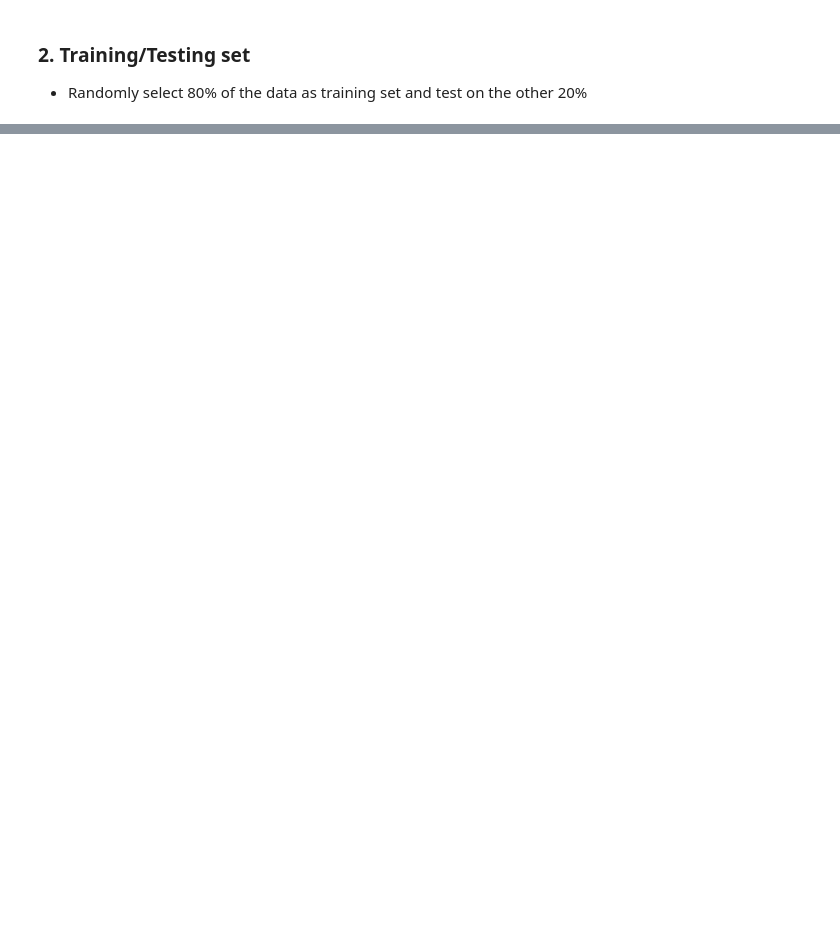
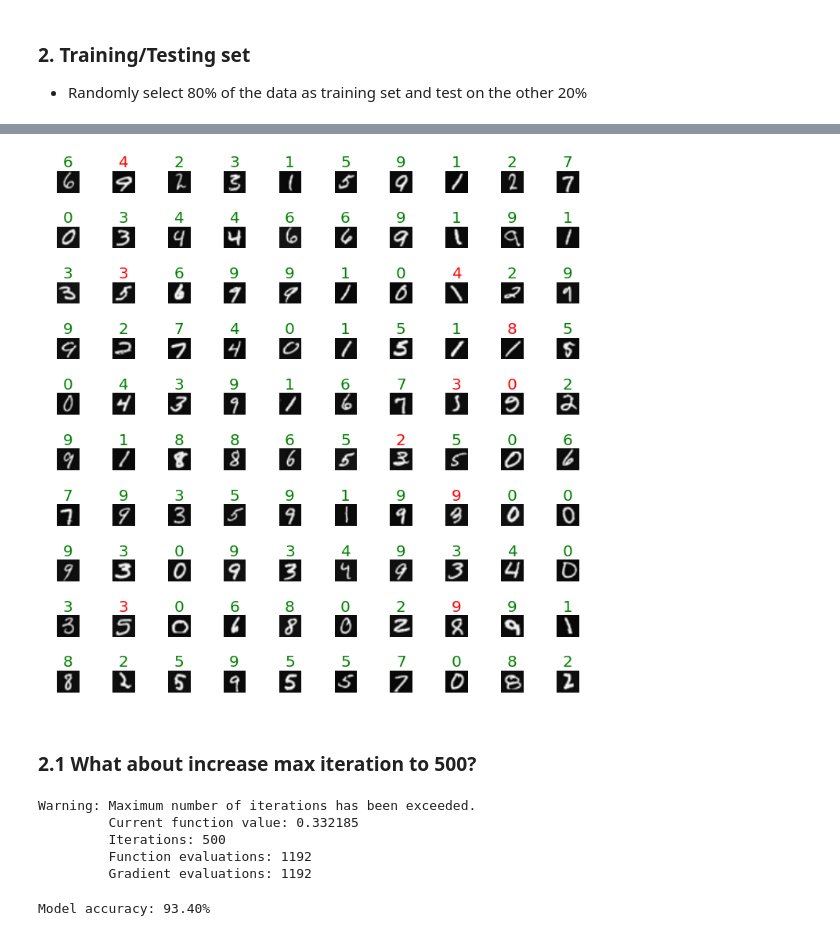
Before and after one commit to lbz320/Machine_learning_coursera, a Jupyter notebook: week5/machine-learning-ex4/Python_code/Neural_network.ipynb, the cells around one changed output, grey strips where cells are left out. Drawn from its saved outputs; the diff is of its cells as text; code cells hidden in the pictures; blank space fills up the shorter version.

```diff
--- a/week5/machine-learning-ex4/Python_code/Neural_network.ipynb
+++ b/week5/machine-learning-ex4/Python_code/Neural_network.ipynb
@@ -179,0 +208,12 @@ fig.tight_layout()
+# %%
+# modify the original training functions
+def t_costfunc(i_params, X=training_X, Y=training_Y):
+    return nnCostFunc(i_params, X=X, Y=Y, lam=1.0)
+
+def t_gradient(n_params, X=training_X, Y=training_Y):
+    return calc_gradient(n_params, X=X, Y=Y)
+# %%
+# initialize parameters
+t_theta1 = ran_init_w(input_layer, hidden_layer)
+t_theta2 = ran_init_w(hidden_layer, num_labels)
+t_params = np.concatenate((i_theta1.flatten(), i_theta2.flatten()) , axis=0)
@@ -179,0 +234,40 @@ fig.tight_layout()
+# %%
+# visualizing test result
+samples_2 = np.random.choice(test_Y.shape[0], size=100, replace=False)
+
+fig = plt.figure(figsize = (10, 10))
+for i in range(len(samples)):
+
+    data = test_X[samples_2[i], :].reshape([20, 20]).T
+    data = data/data.max()
+
+    ax = fig.add_subplot(10, 10, i+1)
+    label = test_predict[samples_2[i], 0]
+    if label == test_Y[samples_2[i], 0]:
+        color = 'g' # correct prediction
+    else:
+        color = 'r'# incorrect prediction
+    if label==10:
+        label=0
+
+    ax.imshow(data, 'gray')
+    ax.axis('off')
+    ax.set_title(str(label), color=color, fontsize=20)
+fig.tight_layout()
+# %% [output]
+[figure, added]
+# %% [markdown]
+### 2.1 What about increase max iteration to 500?
+# %%
+theta = fmin_cg(f=t_costfunc, x0=t_params, fprime=t_gradient, maxiter=500)
+# %% [output]
+Warning: Maximum number of iterations has been exceeded.
+         Current function value: 0.332185
+         Iterations: 500
+         Function evaluations: 1192
+         Gradient evaluations: 1192
+# %%
+# apply to test data set
+test_predict = predict(theta, X=test_X, Y=test_Y)
+# %% [output]
+Model accuracy: 93.40%
```
Also changed, not shown: parts of 16 cells of this notebook, 1 other file.
